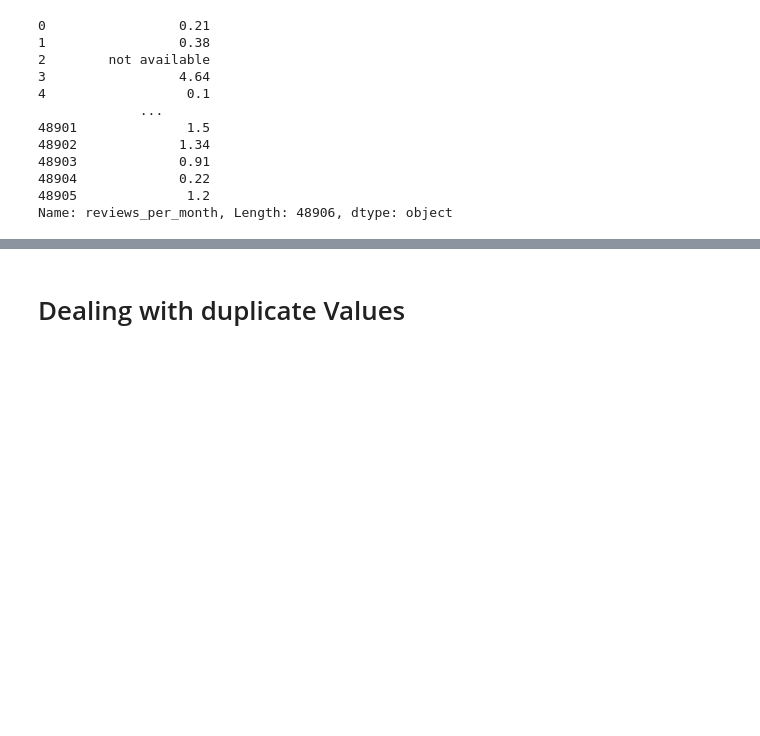
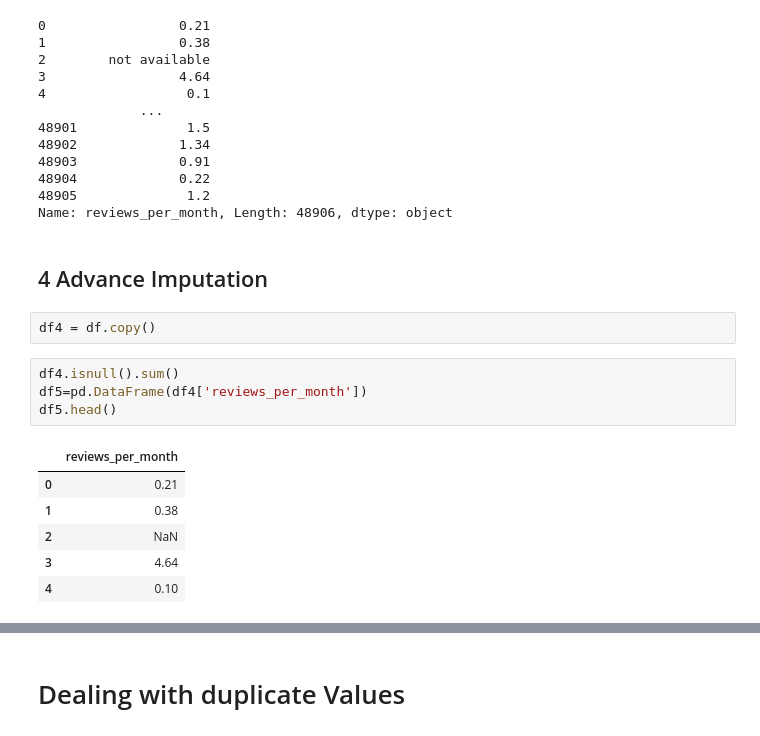
Before and after one commit to 2004harshit/DATA-SCIENCE-AND-ML, a Jupyter notebook: 5_EDA/1_Dealing_with_misssing_and _duplicate_values.ipynb, the cells around one changed output, grey strips where cells are left out. Cells and saved outputs as stored; diff of their text form; blank space fills up the shorter version.

```diff
--- a/5_EDA/1_Dealing_with_misssing_and _duplicate_values.ipynb
+++ b/5_EDA/1_Dealing_with_misssing_and _duplicate_values.ipynb
@@ -376,3 +422,18 @@ df5['reviews_per_month'].fillna('not available')
 48904             0.22
 48905              1.2
 Name: reviews_per_month, Length: 48906, dtype: object
+# %% [markdown]
+## 4 Advance Imputation
+# %%
+df4 = df.copy()
+# %%
+df4.isnull().sum()
+df5=pd.DataFrame(df4['reviews_per_month'])
+df5.head()
+# %% [output]
+|  | reviews_per_month |
+| 0 | 0.21 |
+| 1 | 0.38 |
+| 2 | NaN |
+| 3 | 4.64 |
+| 4 | 0.10 |
```
Also changed, not shown: parts of 52 cells of this notebook, 1 other file.
